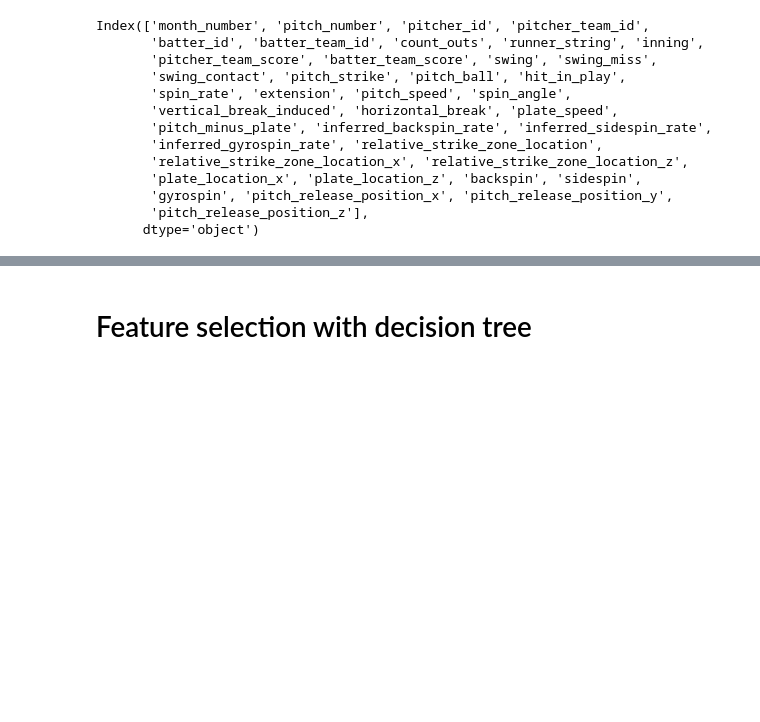
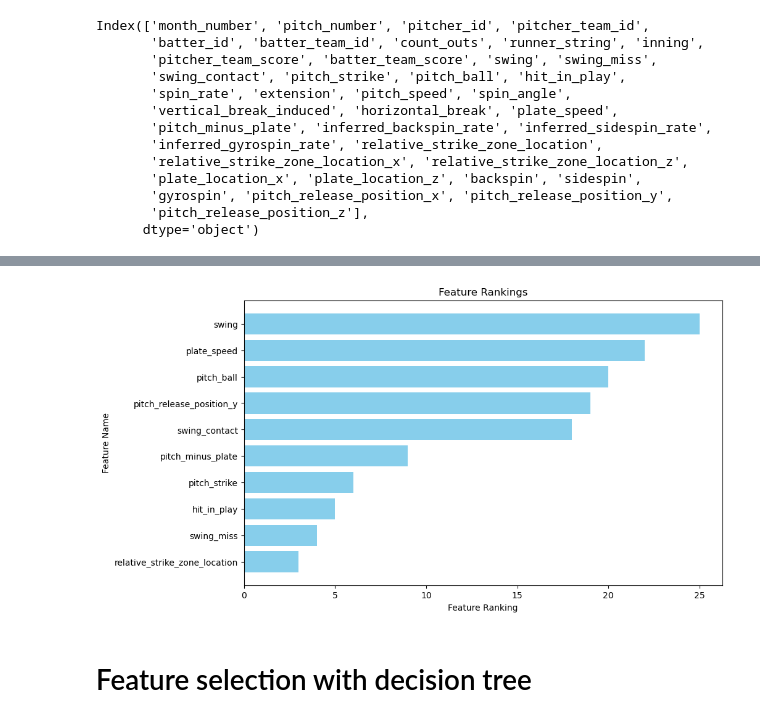
Before and after one commit to christopher-merry/pitch-model, a Jupyter notebook: LogisticRegression.ipynb, the cells around one changed output, grey strips where cells are left out. Drawn from its saved outputs; the diff is of its cells as text; code cells hidden in the pictures; blank space fills up the shorter version.

```diff
--- a/LogisticRegression.ipynb
+++ b/LogisticRegression.ipynb
@@ -332,3 +317,32 @@ Selected Feature Names: ['swing', 'swing_miss', 'swing_contact', 'pitch_strike',
+# %%
+import matplotlib.pyplot as plt
+
+# Assuming you have selected_feature_names as a list of selected feature names
+# and rfe as the RFE object after fitting
+
+# Get the ranking of the features
+# The feature ranking, such that ranking_[i] corresponds to the ranking position of the i-th feature.
+# Selected (i.e., estimated best) features are assigned rank 1.
+ranking = rfe.ranking_
+
+# Zip the feature names and their rankings
+feature_rankings = zip(selected_feature_names, ranking)
+
+# Sort the features based on their rankings
+sorted_features = sorted(feature_rankings, key=lambda x: x[1])
+
+# Unzip the sorted features
+sorted_feature_names, sorted_rankings = zip(*sorted_features)
+
+# Create a side bar plot
+plt.figure(figsize=(10, 6))
+plt.barh(sorted_feature_names, sorted_rankings, color='skyblue')
+plt.xlabel('Feature Ranking')
+plt.ylabel('Feature Name')
+plt.title('Feature Rankings')
+plt.show()
+# %% [output]
+[figure, added]
 # %% [markdown]
 # Feature selection with decision tree
 # %%
```
Also changed, not shown: parts of 3 cells of this notebook.
